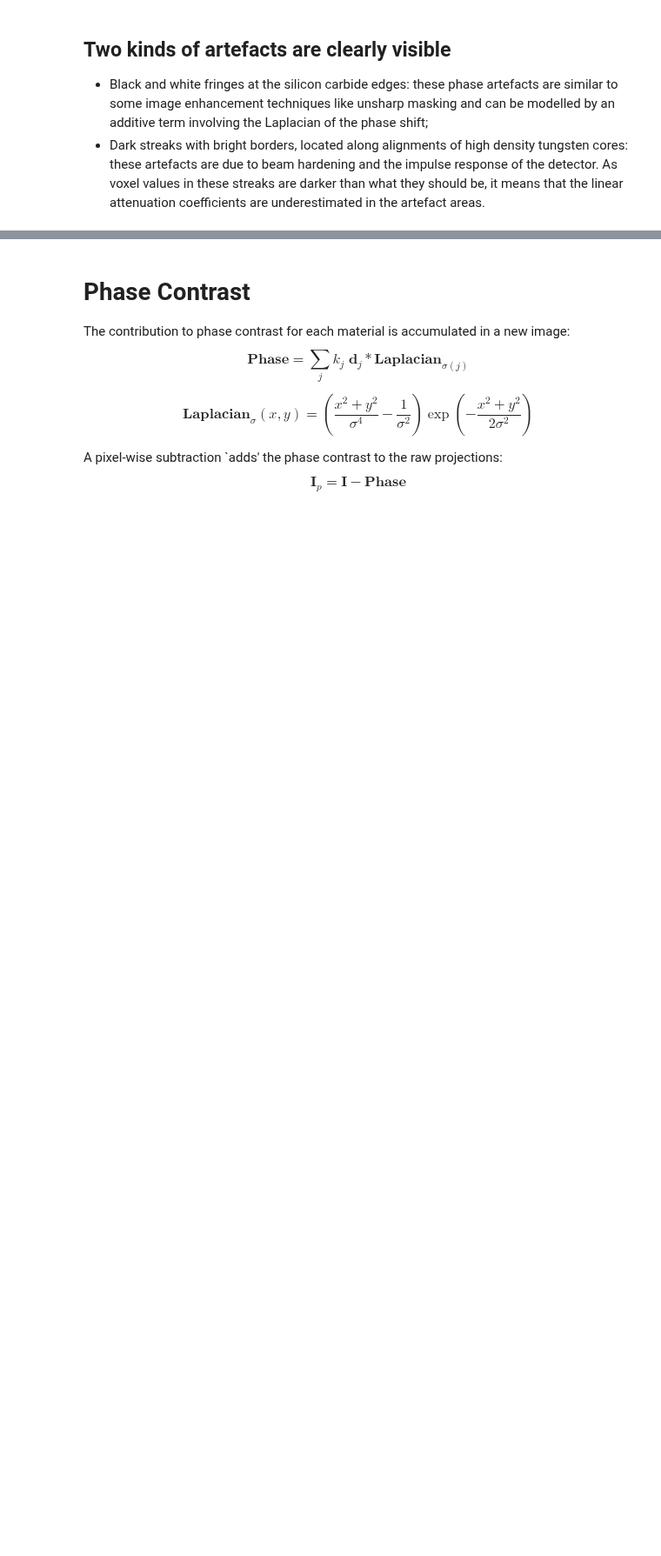
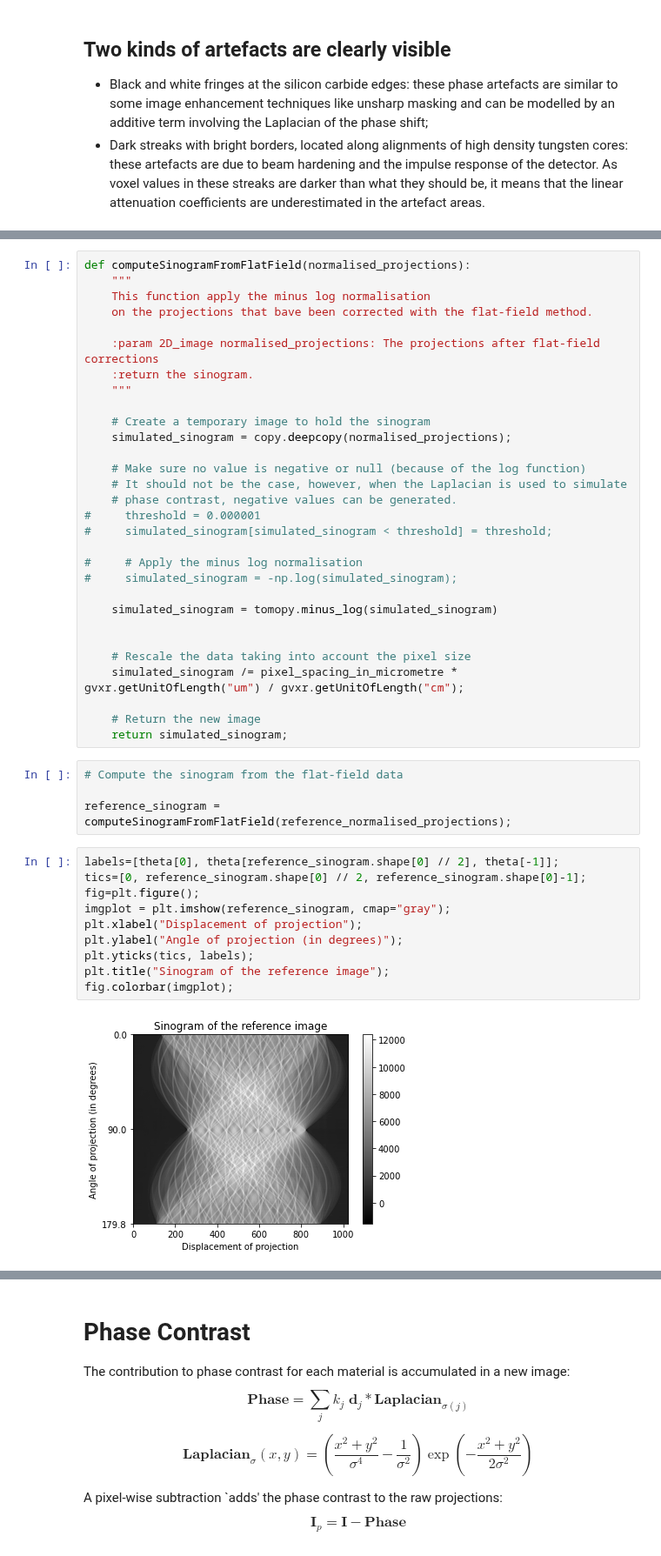
Before and after one commit to effepivi/CT2CAD-Fibres, a Jupyter notebook: talk/talk-IBSim-4i_2021_fvidal.ipynb, the cells around one changed output, grey strips where cells are left out. Shown at 87% size. Cells and saved outputs as stored; diff of their text form; blank space fills up the shorter version.

```diff
--- a/talk/talk-IBSim-4i_2021_fvidal.ipynb
+++ b/talk/talk-IBSim-4i_2021_fvidal.ipynb
@@ -72,0 +159,46 @@ display(style)
+# %%
+def computeSinogramFromFlatField(normalised_projections):
+    """
+    This function apply the minus log normalisation
+    on the projections that bave been corrected with the flat-field method.
+
+    :param 2D_image normalised_projections: The projections after flat-field corrections
+    :return the sinogram.
+    """
+
+    # Create a temporary image to hold the sinogram
+    simulated_sinogram = copy.deepcopy(normalised_projections);
+
+    # Make sure no value is negative or null (because of the log function)
+    # It should not be the case, however, when the Laplacian is used to simulate
+    # phase contrast, negative values can be generated.
+#     threshold = 0.000001
+#     simulated_sinogram[simulated_sinogram < threshold] = threshold;
+
+#     # Apply the minus log normalisation
+#     simulated_sinogram = -np.log(simulated_sinogram);
+
+    simulated_sinogram = tomopy.minus_log(simulated_sinogram)
+
+
+    # Rescale the data taking into account the pixel size
+    simulated_sinogram /= pixel_spacing_in_micrometre * gvxr.getUnitOfLength("um") / gvxr.getUnitOfLength("cm");
+
+    # Return the new image
+    return simulated_sinogram;
+# %%
+# Compute the sinogram from the flat-field data
+
+reference_sinogram = computeSinogramFromFlatField(reference_normalised_projections);
+# %%
+labels=[theta[0], theta[reference_sinogram.shape[0] // 2], theta[-1]];
+tics=[0, reference_sinogram.shape[0] // 2, reference_sinogram.shape[0]-1];
+fig=plt.figure();
+imgplot = plt.imshow(reference_sinogram, cmap="gray");
+plt.xlabel("Displacement of projection");
+plt.ylabel("Angle of projection (in degrees)");
+plt.yticks(tics, labels);
+plt.title("Sinogram of the reference image");
+fig.colorbar(imgplot);
+# %% [output]
+[figure, added]
```
Also changed, not shown: parts of 66 cells of this notebook, 5 other files.
